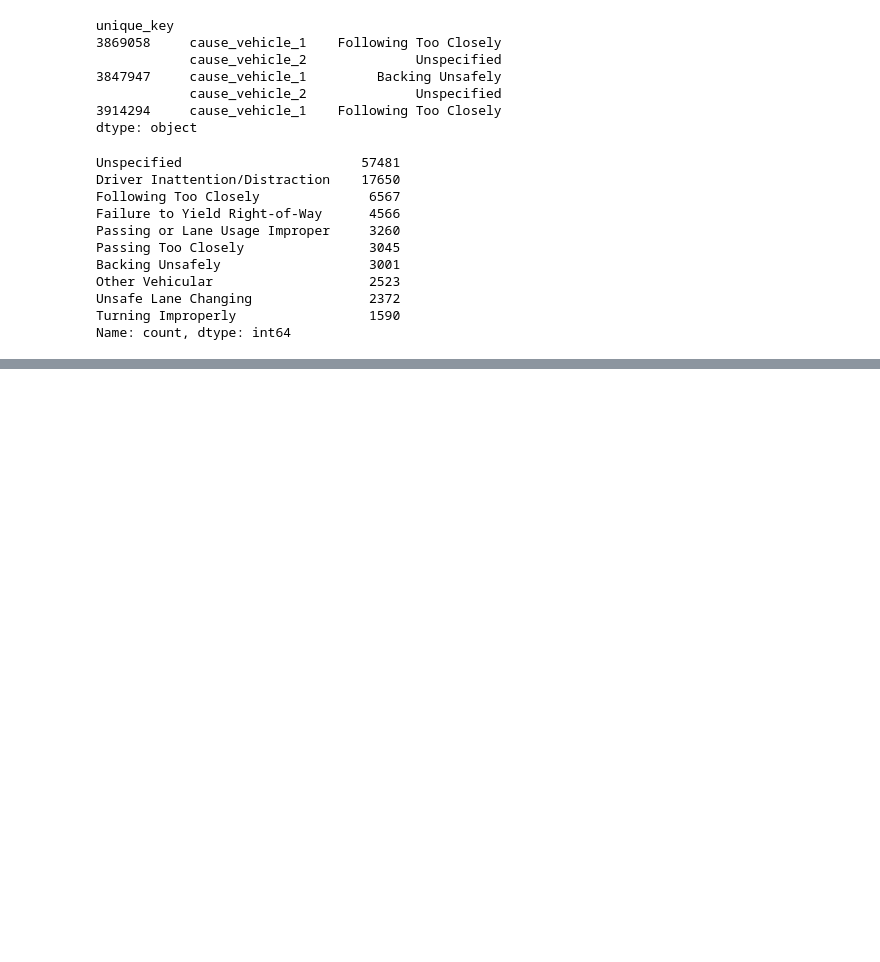
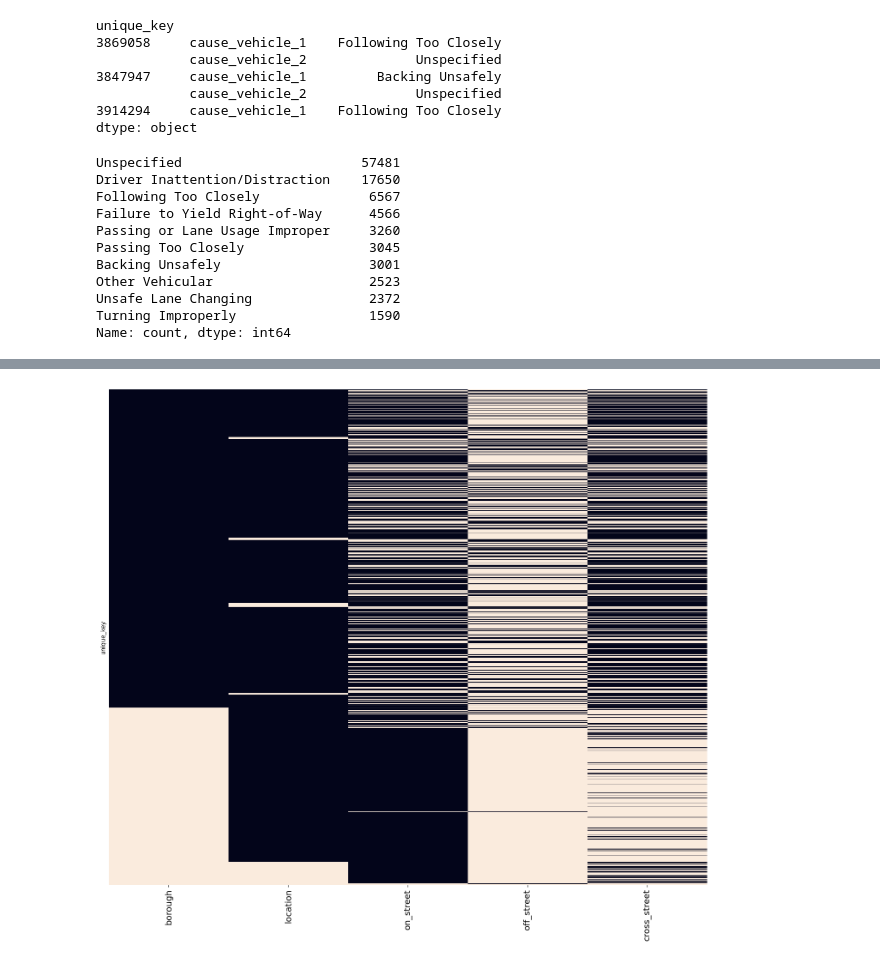
Before and after one commit to TomazFilgueira/Dq_Datascientist, a Jupyter notebook: 04_Data_Cleaning/04_2_Advanced_data_cleaning/4_Working_with_missing_data.ipynb, the cells around one changed output, grey strips where cells are left out. Saved outputs shown, nothing was run; the diff lists cells and outputs as text; code cells hidden in the pictures; blank space fills up the shorter version.

```diff
--- a/04_Data_Cleaning/04_2_Advanced_data_cleaning/4_Working_with_missing_data.ipynb
+++ b/04_Data_Cleaning/04_2_Advanced_data_cleaning/4_Working_with_missing_data.ipynb
@@ -510,0 +667,5 @@ Name: count, dtype: int64
+# %%
+sorted_location_data = location_data.sort_values(loc_cols)
+plot_null_matrix(sorted_location_data)
+# %% [output]
+[figure, added]
```
Also changed, not shown: parts of 21 cells of this notebook.
